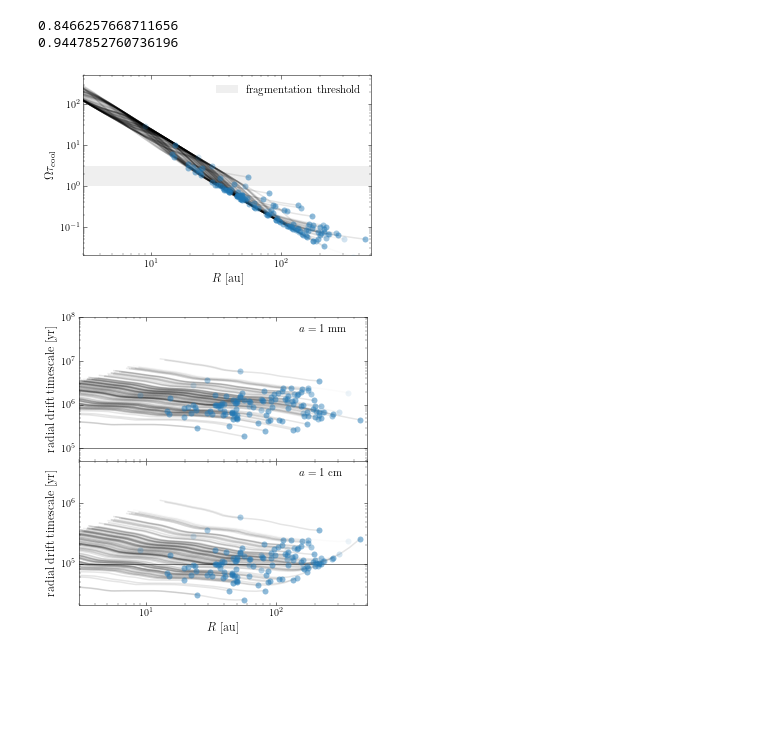
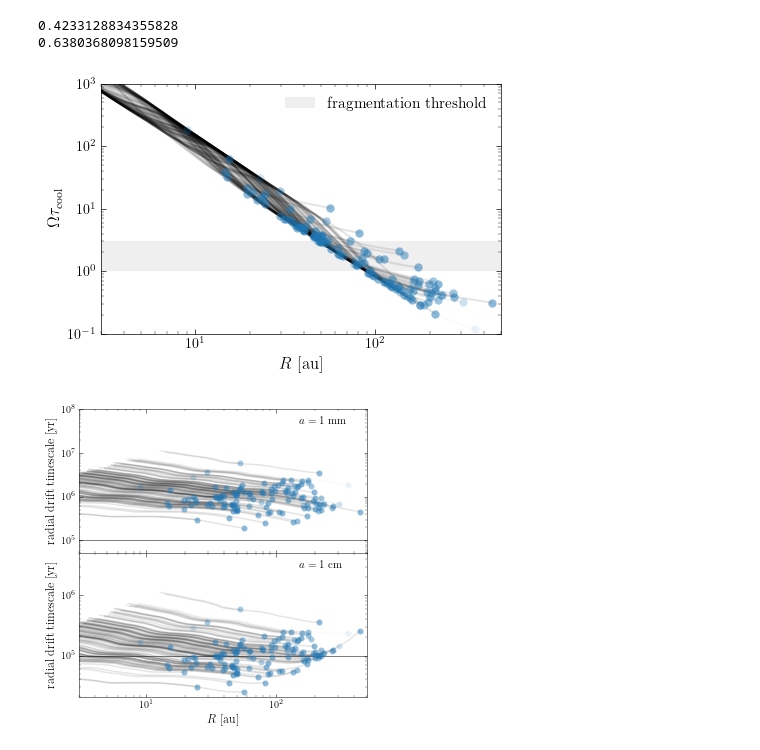
Before and after one commit to wxu26/GIdisk2obs, a Jupyter notebook: stats_and_visualizations/8_fig_12_14_18_radial_profile.ipynb, the cells around one changed output. Saved outputs shown, nothing was run; the diff lists cells and outputs as text; code cells hidden in the pictures; blank space fills up the shorter version.

Commit message:
correct typo when computing tau_cool

```diff
--- a/stats_and_visualizations/8_fig_12_14_18_radial_profile.ipynb
+++ b/stats_and_visualizations/8_fig_12_14_18_radial_profile.ipynb
@@ -134,37 +134,37 @@ def get_Omega_tau_cool(D):
     U = np.sum(dSigma*get_u(T_grid), axis=0) + Sigma_extra*get_u(D.disk_model.T_mid)
     # accretion heating rate
     Omega_sq = G*D.disk_model.MR/D.disk_model.R[1:]**3
-    heat_per_area = Omega_sq*D.disk_model.Mdot
+    heat_per_area = Omega_sq*D.disk_model.Mdot/(2*np.pi)
     tau_cool = U/heat_per_area
     return np.sqrt(Omega_sq)*tau_cool
 # %%
 N = 1
 fig = plt.figure(figsize=(4, 2.5*N))
 i = 0
 
 ax = fig.add_axes([0, 1-(i+1)/N, 1, 1/N]); i += 1
 Omega_tau_cool = [get_Omega_tau_cool(D) for D in Ds]
 Omega_tau_cool = np.array(Omega_tau_cool)
 Sigmas = [D.disk_model.Sigma for D in Ds]
 Sigmas = np.array(Sigmas)
 Omega_tau_cool[Sigmas==0] = np.nan
 plot_many_line(Ds, Omega_tau_cool)
 
 print(sum(Omega_tau_cool[:,-1]<1)/sum(Omega_tau_cool[:,-1]>0))
 print(sum(Omega_tau_cool[:,-1]<3)/sum(Omega_tau_cool[:,-1]>0))
 
 set_axis()
-plt.ylabel(r'$\Omega\tau_{\rm cool}$'); plt.ylim(2e-2, 5e2)
+plt.ylabel(r'$\Omega\tau_{\rm cool}$'); plt.ylim(1e-1, 1e3)
 plt.xlabel(r'$R$ [au]')
 
 p = plt.fill_between(plt.xlim(), [1,1], [3,3], color='silver', lw=0, alpha=.25)
 plt.legend([p],['fragmentation threshold'], frameon=False)
 
 plt.savefig('../figures/Omega_tau_cool.pdf',bbox_inches='tight')
 # %% [output]
-0.8466257668711656
-0.9447852760736196
+0.4233128834355828
+0.6380368098159509
-[figure, old version]
+[figure, new version]
 # %%
 from disk_model import get_cs
 mu = 2.33 # mean molecular weight
```
Also changed, not shown: parts of 1 cell of this notebook, 1 other file.
